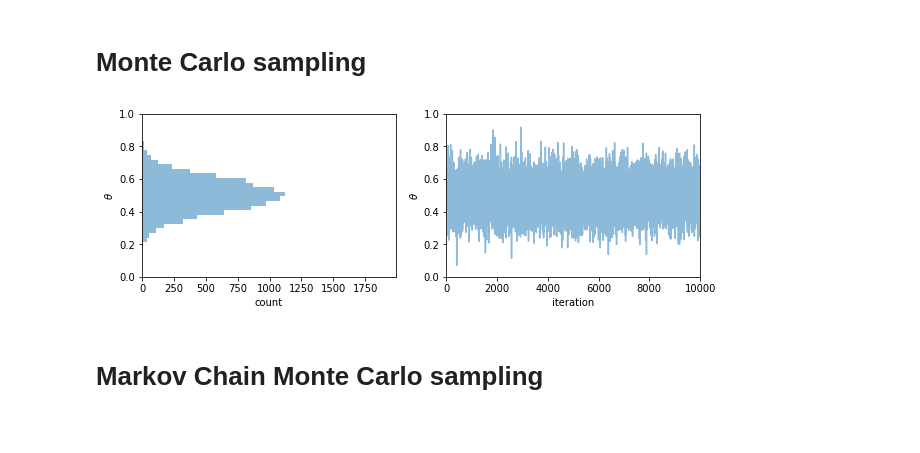
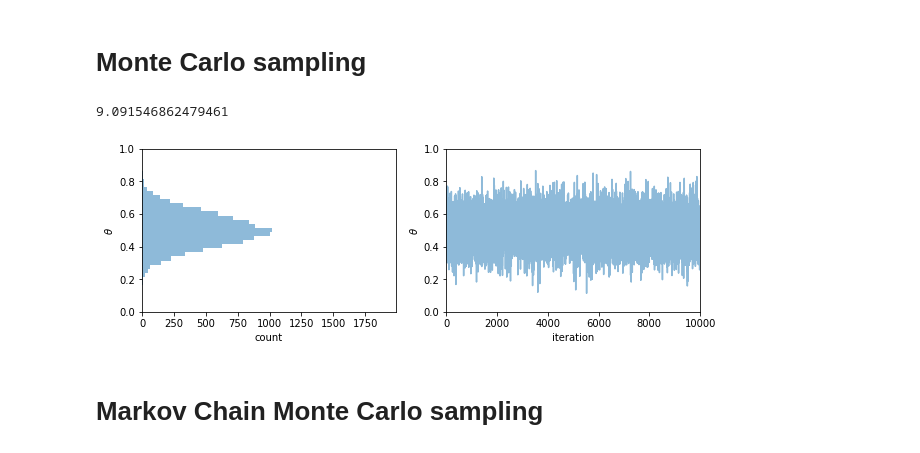
Before and after one commit to jsdiazpo/Bayesian-Digressions, a Jupyter notebook: Intro_MCMC.ipynb, the cells around one changed output. Cells and saved outputs as stored; diff of their text form; code cells hidden in the pictures.

```diff
--- a/Intro_MCMC.ipynb
+++ b/Intro_MCMC.ipynb
@@ -10,34 +10,40 @@ plt.hist(np.random.normal(loc=0, scale=1, size=100000), bins=50);
 [figure]
 # %% [markdown]
 # Monte Carlo sampling
-# %%
-def proposal_dist(theta, )
+# %%
+def proposal_dist(mu, sigma):
+    theta_drafted = np.random.normal(loc=mu, scale=sigma, size=1)[0]
+    return theta_drafted
+proposal_dist(0,3)
+# %% [output]
+9.091546862479461
 # %%
 # sampling from Gaussian with fixed parameters: mu=0.5, sigma=0.1
 idx = []
 theta = []
 mu, sigma = 0.5, 0.1
 idx_max = 10000
 for i in range(idx_max):
     idx.append(i)
-    theta_i = np.random.normal(loc=mu, scale=sigma, size=1)[0]
+#     theta_i = np.random.normal(loc=mu, scale=sigma, size=1)[0]
+    theta_i = proposal_dist(mu, sigma)
     theta.append(theta_i)
 
 fig, ax = plt.subplots(nrows=1, ncols=2)
 fig.set_size_inches(10, 3)
 ax[0].hist(theta, bins=30, orientation='horizontal', alpha=0.5)
 ax[0].set_xlabel('count')
 ax[0].set_ylabel('$\\theta$')
 ax[0].set_xlim([0, idx_max/5-10])
 ax[0].set_ylim([0, 1]);
 
 ax[1].plot(idx, theta, '-', alpha=0.5)
 ax[1].set_xlabel('iteration')
 ax[1].set_ylabel('$\\theta$')
 ax[1].set_xlim([0, idx_max])
 ax[1].set_ylim([0, 1]);
 # %% [output]
-[figure, old version]
+[figure, new version]
 # %% [markdown]
 # Markov Chain Monte Carlo sampling
 # %%
```
Also changed, not shown: parts of 1 cell of this notebook.
